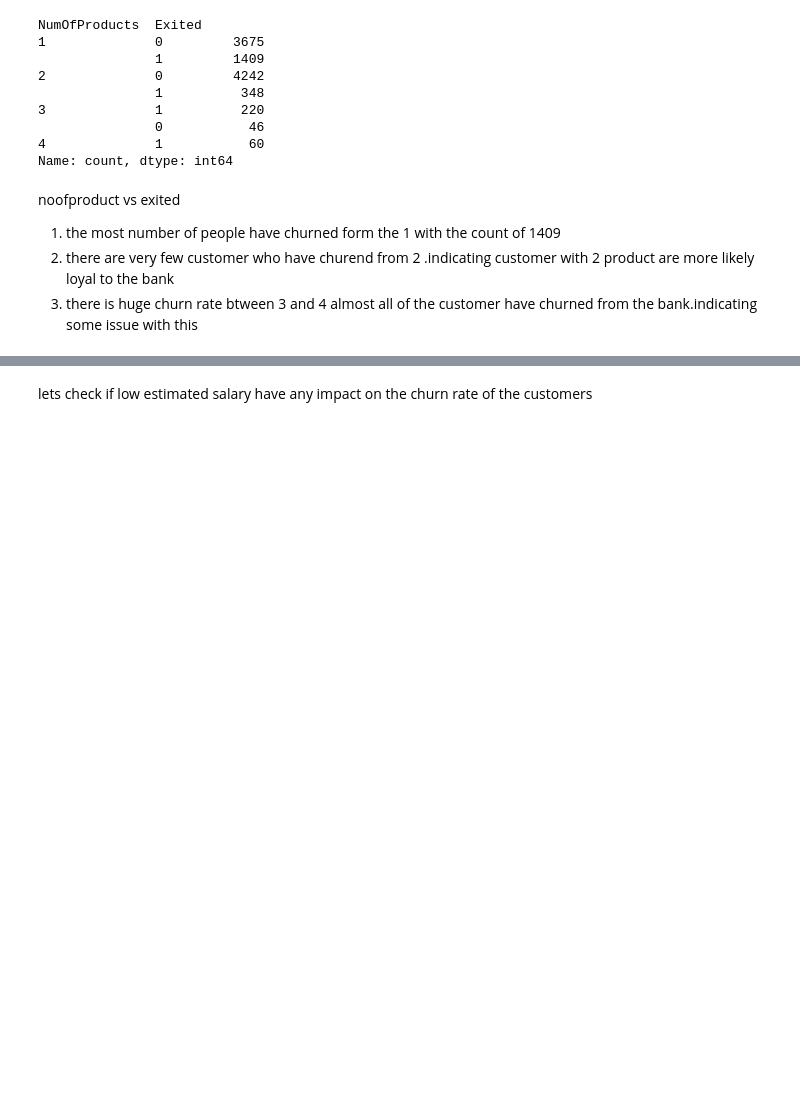
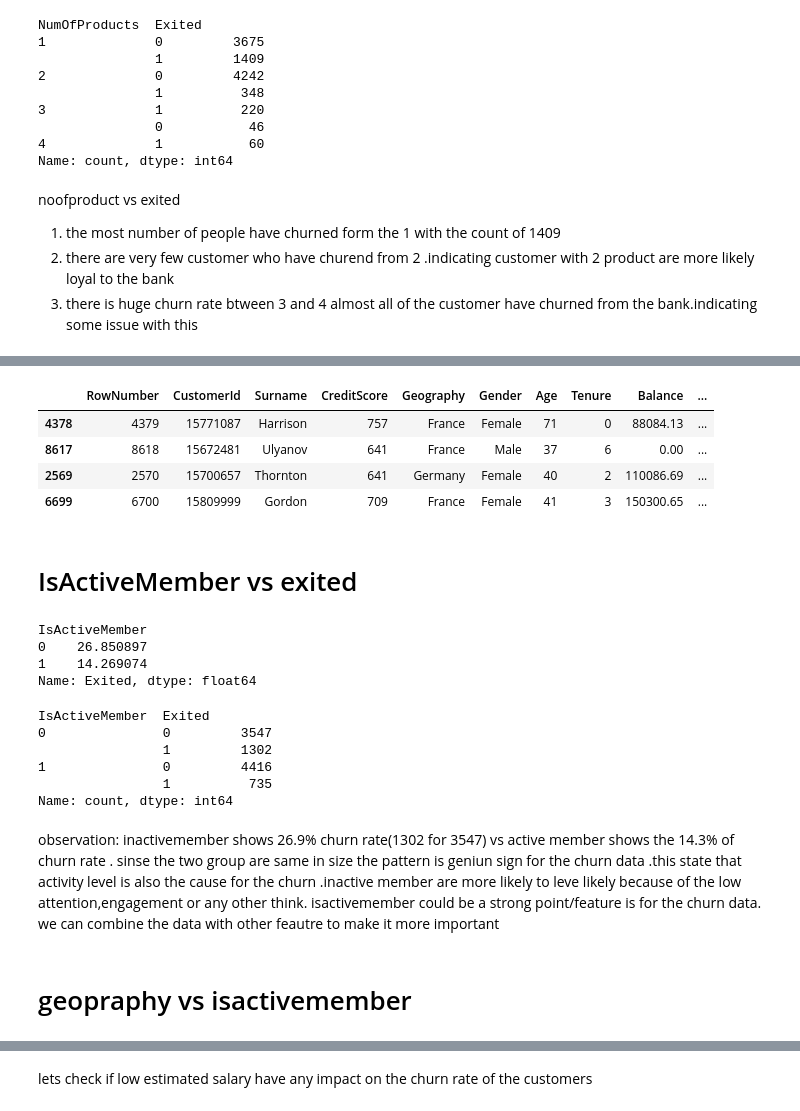
Before and after one commit to karansingh-chauhan/bank-customer-churn-modeling, a Jupyter notebook: notebook/main.ipynb, the cells around one changed output, grey strips where cells are left out. Cells and saved outputs as stored; diff of their text form; code cells hidden in the pictures; blank space fills up the shorter version.

```diff
--- a/notebook/main.ipynb
+++ b/notebook/main.ipynb
@@ -928,0 +914,32 @@ noofproduct vs exited
+# %%
+df.sample(4)
+# %% [output]
+|  | RowNumber | CustomerId | Surname | CreditScore | Geography | Gender | Age | Tenure | Balance | ... |
+| 4378 | 4379 | 15771087 | Harrison | 757 | France | Female | 71 | 0 | 88084.13 | ... |
+| 8617 | 8618 | 15672481 | Ulyanov | 641 | France | Male | 37 | 6 | 0.00 | ... |
+| 2569 | 2570 | 15700657 | Thornton | 641 | Germany | Female | 40 | 2 | 110086.69 | ... |
+| 6699 | 6700 | 15809999 | Gordon | 709 | France | Female | 41 | 3 | 150300.65 | ... |
+# %% [markdown]
+# IsActiveMember vs exited
+# %%
+df.groupby(df['IsActiveMember'])['Exited'].mean()*100
+# %% [output]
+IsActiveMember
+0    26.850897
+1    14.269074
+Name: Exited, dtype: float64
+# %%
+df.groupby(df['IsActiveMember'])['Exited'].value_counts()
+# %% [output]
+IsActiveMember  Exited
+0               0         3547
+                1         1302
+1               0         4416
+                1          735
+Name: count, dtype: int64
+# %% [markdown]
+observation:
+inactivemember shows 26.9% churn rate(1302 for 3547) vs active member shows the 14.3% of churn rate . sinse the two group are same in size  the pattern is geniun sign for the churn data .this state that activity level is also the cause for the churn .inactive member are more likely to leve
+likely because of the low attention,engagement or any other think. isactivemember could be a strong point/feature is for the churn data. we can combine the data with other feautre to make it more important
+# %% [markdown]
+# geopraphy vs isactivemember
```
Also changed, not shown: parts of 20 cells of this notebook.
